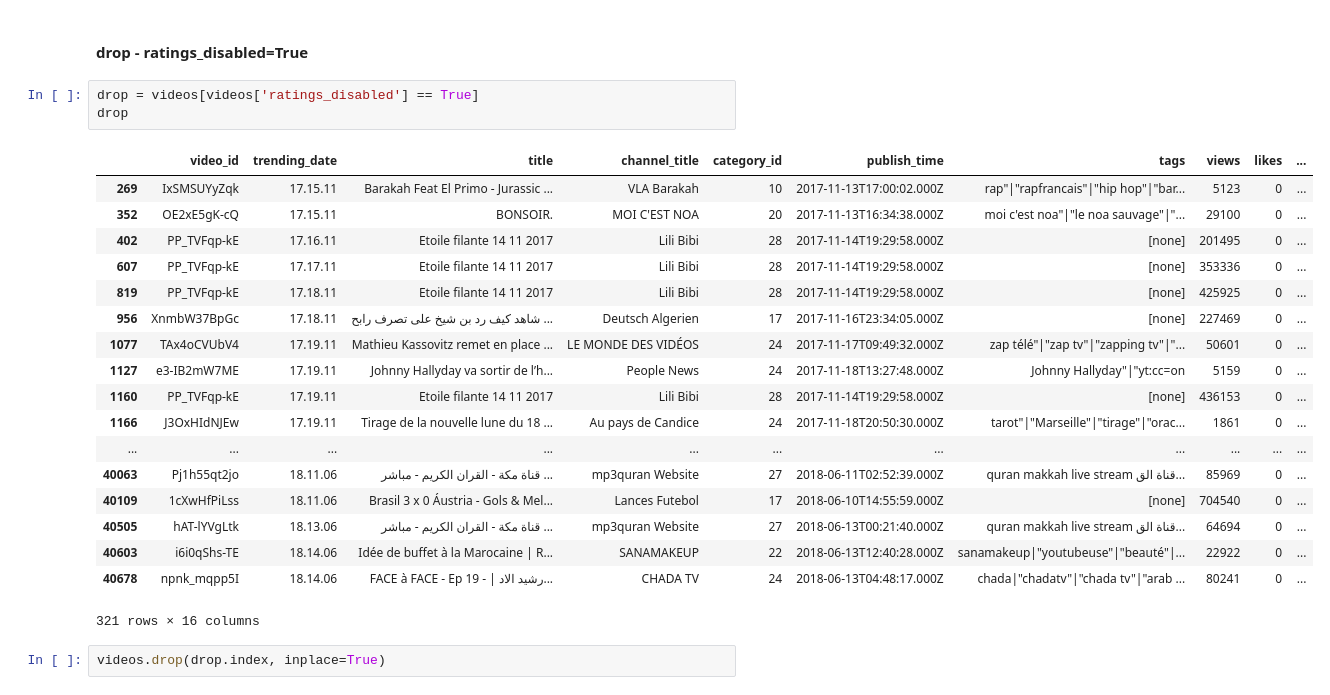
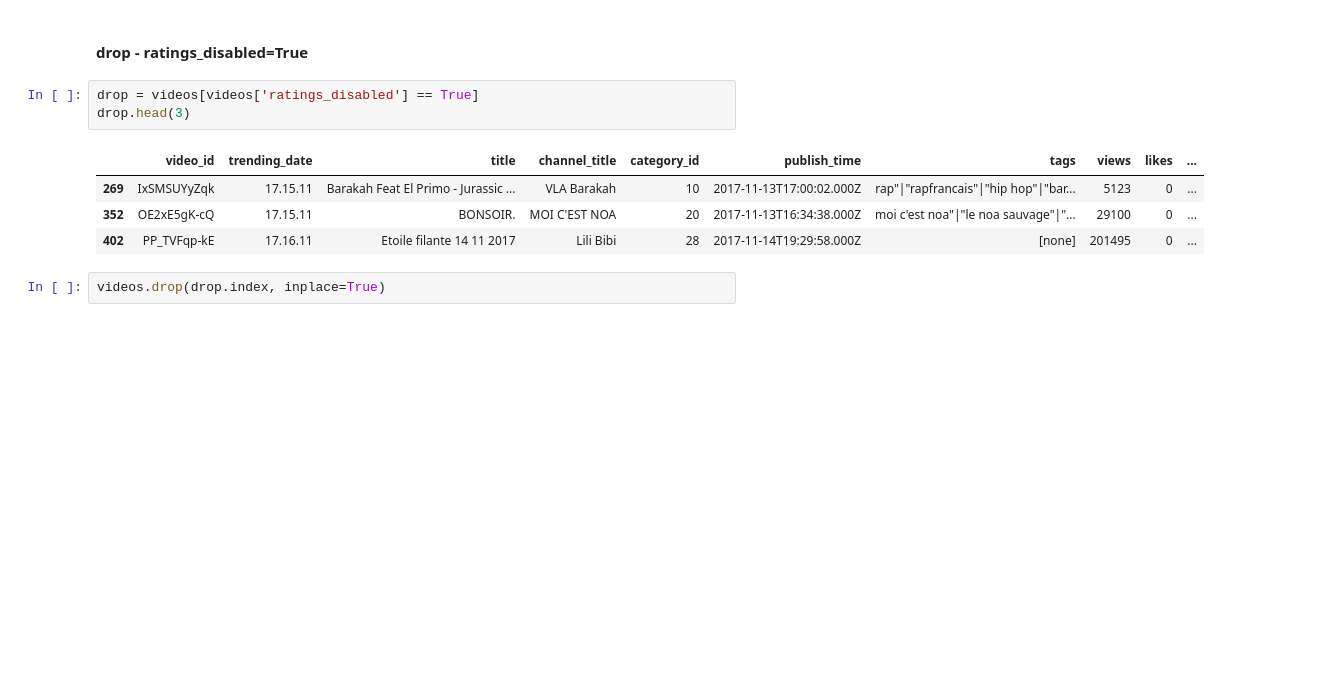
Before and after one commit to SonHyeSeon/DBP_Trinity, a Jupyter notebook: refinement.ipynb, the cells around one changed output. Drawn from its saved outputs; the diff is of its cells as text; blank space fills up the shorter version.

Commit message:
refinement add .head(3)

```diff
--- a/refinement.ipynb
+++ b/refinement.ipynb
@@ -49,26 +35,12 @@ videos[videos['comments_disabled'] == True]
 #### drop - ratings_disabled=True
 # %%
 drop = videos[videos['ratings_disabled'] == True]
-drop
+drop.head(3)
 # %% [output]
 |  | video_id | trending_date | title | channel_title | category_id | publish_time | tags | views | likes | ... |
 | 269 | IxSMSUYyZqk | 17.15.11 | Barakah Feat El Primo - Jurassic ... | VLA Barakah | 10 | 2017-11-13T17:00:02.000Z | rap"|"rapfrancais"|"hip hop"|"bar... | 5123 | 0 | ... |
 | 352 | OE2xE5gK-cQ | 17.15.11 | BONSOIR. | MOI C'EST NOA | 20 | 2017-11-13T16:34:38.000Z | moi c'est noa"|"le noa sauvage"|"... | 29100 | 0 | ... |
 | 402 | PP_TVFqp-kE | 17.16.11 | Etoile filante 14 11 2017 | Lili Bibi | 28 | 2017-11-14T19:29:58.000Z | [none] | 201495 | 0 | ... |
-| 607 | PP_TVFqp-kE | 17.17.11 | Etoile filante 14 11 2017 | Lili Bibi | 28 | 2017-11-14T19:29:58.000Z | [none] | 353336 | 0 | ... |
-| 819 | PP_TVFqp-kE | 17.18.11 | Etoile filante 14 11 2017 | Lili Bibi | 28 | 2017-11-14T19:29:58.000Z | [none] | 425925 | 0 | ... |
-| 956 | XnmbW37BpGc | 17.18.11 | شاهد كيف رد بن شيخ على تصرف رابح ... | Deutsch Algerien | 17 | 2017-11-16T23:34:05.000Z | [none] | 227469 | 0 | ... |
-| 1077 | TAx4oCVUbV4 | 17.19.11 | Mathieu Kassovitz remet en place ... | LE MONDE DES VIDÉOS | 24 | 2017-11-17T09:49:32.000Z | zap télé"|"zap tv"|"zapping tv"|"... | 50601 | 0 | ... |
-| 1127 | e3-IB2mW7ME | 17.19.11 | Johnny Hally­day va sortir de l’h... | People News | 24 | 2017-11-18T13:27:48.000Z | Johnny Hally­day"|"yt:cc=on | 5159 | 0 | ... |
-| 1160 | PP_TVFqp-kE | 17.19.11 | Etoile filante 14 11 2017 | Lili Bibi | 28 | 2017-11-14T19:29:58.000Z | [none] | 436153 | 0 | ... |
-| 1166 | J3OxHIdNJEw | 17.19.11 | Tirage de la nouvelle lune du 18 ... | Au pays de Candice | 24 | 2017-11-18T20:50:30.000Z | tarot"|"Marseille"|"tirage"|"orac... | 1861 | 0 | ... |
-| ... | ... | ... | ... | ... | ... | ... | ... | ... | ... | ... |
-| 40063 | Pj1h55qt2jo | 18.11.06 | قناة مكة - القران الكريم - مباشر ... | mp3quran Website | 27 | 2018-06-11T02:52:39.000Z | quran makkah live stream قناة الق... | 85969 | 0 | ... |
-| 40109 | 1cXwHfPiLss | 18.11.06 | Brasil 3 x 0 Áustria - Gols & Mel... | Lances Futebol | 17 | 2018-06-10T14:55:59.000Z | [none] | 704540 | 0 | ... |
-| 40505 | hAT-lYVgLtk | 18.13.06 | قناة مكة - القران الكريم - مباشر ... | mp3quran Website | 27 | 2018-06-13T00:21:40.000Z | quran makkah live stream قناة الق... | 64694 | 0 | ... |
-| 40603 | i6i0qShs-TE | 18.14.06 | Idée de buffet à la Marocaine | R... | SANAMAKEUP | 22 | 2018-06-13T12:40:28.000Z | sanamakeup|"youtubeuse"|"beauté"|... | 22922 | 0 | ... |
-| 40678 | npnk_mqpp5I | 18.14.06 | FACE à FACE - Ep 19 - | رشيد الاد... | CHADA TV | 24 | 2018-06-13T04:48:17.000Z | chada|"chadatv"|"chada tv"|"arab ... | 80241 | 0 | ... |
-321 rows × 16 columns
 # %%
 videos.drop(drop.index, inplace=True)
 # %%
```
Also changed, not shown: parts of 10 cells of this notebook.
